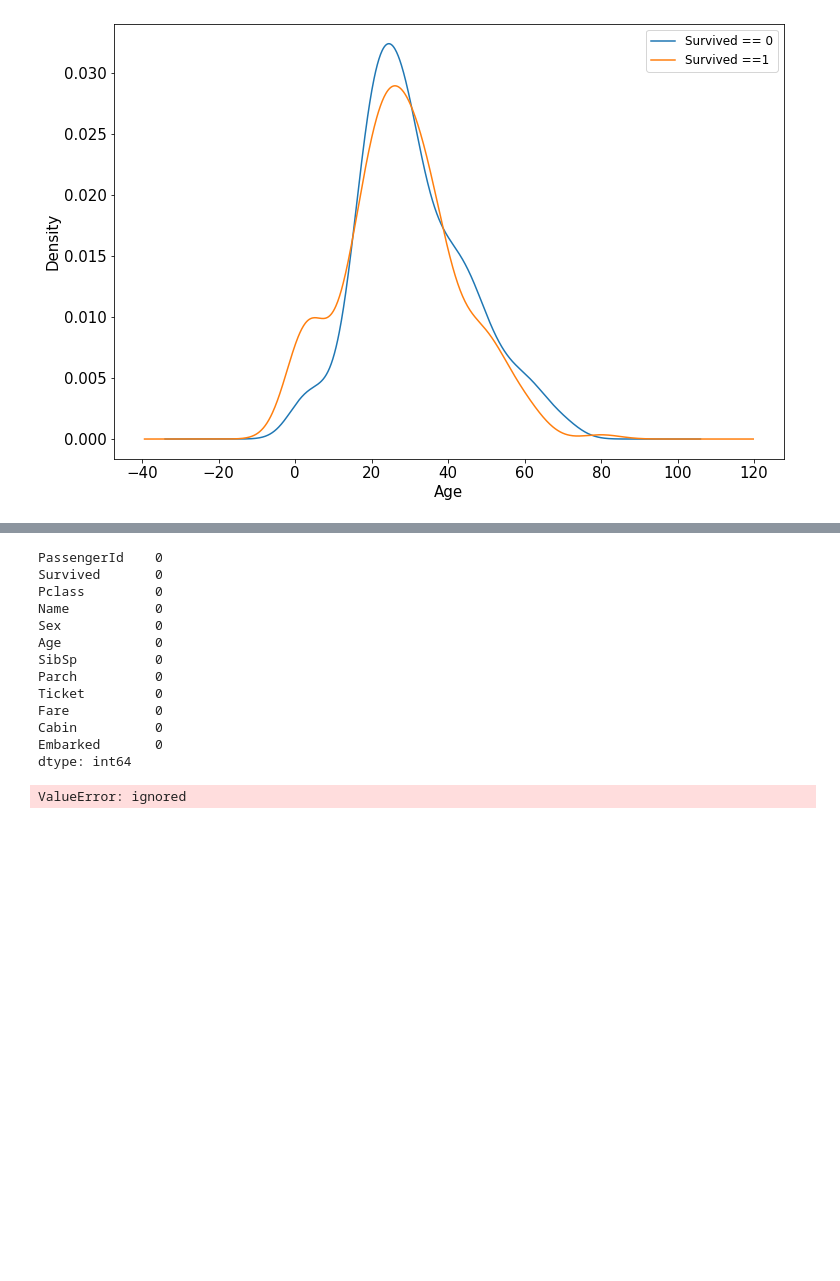
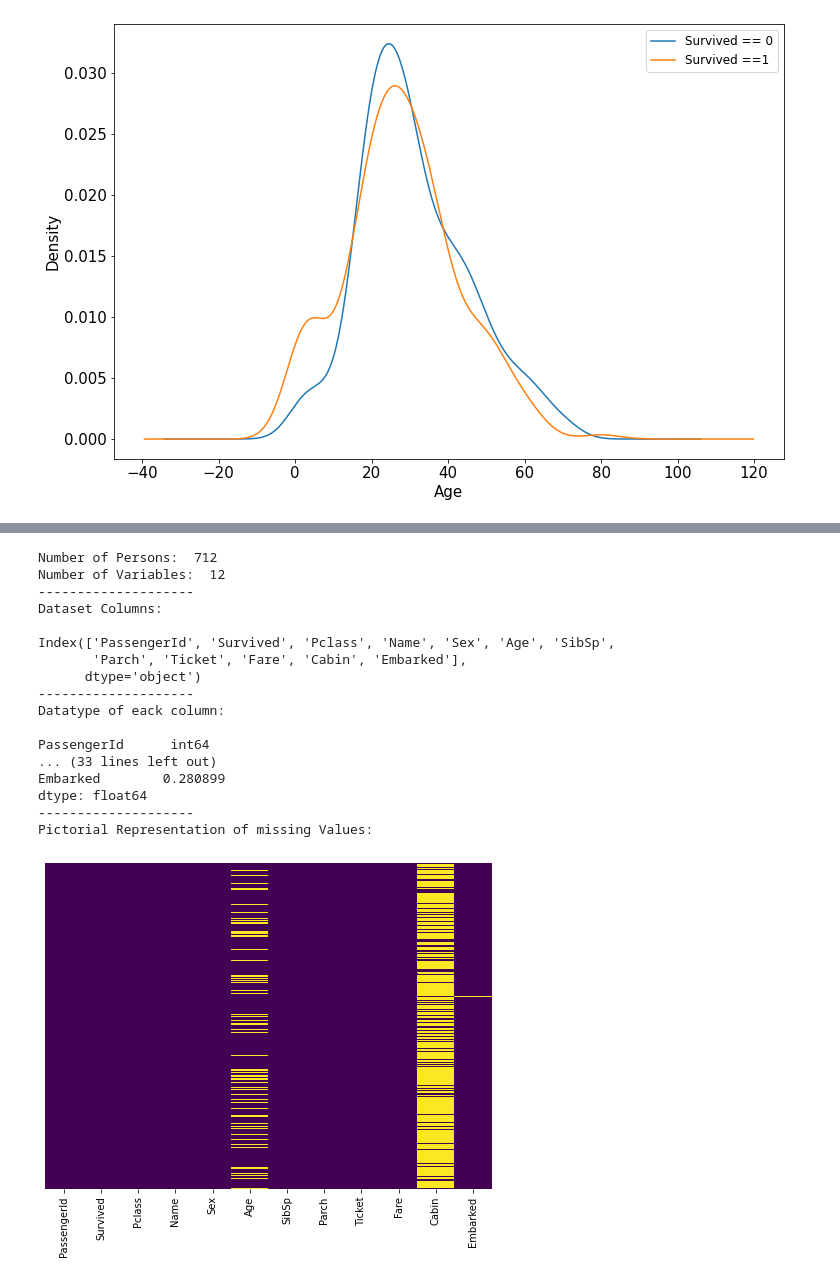
Before and after one commit to rohandawar/deeplearning_titanic, a Jupyter notebook: Learning_Tensorflow_1.ipynb, the cells around one changed output, grey strips where cells are left out. Drawn from its saved outputs; the diff is of its cells as text; code cells hidden in the pictures; blank space fills up the shorter version.

```diff
--- a/Learning_Tensorflow_1.ipynb
+++ b/Learning_Tensorflow_1.ipynb
@@ -135,21 +86,44 @@ dtype: int64
-# %%
-dftrain_raw.dropna(how = 'any', inplace = True)
-dftrain_raw.isnull().sum()
-# %% [output]
-PassengerId    0
-Survived       0
-Pclass         0
-Name           0
-Sex            0
-Age            0
-SibSp          0
-Parch          0
-Ticket         0
-Fare           0
-Cabin          0
-Embarked       0
-dtype: int64
-# %%
-x_train = preprocessing(dftrain_raw)
-# %% [output]
-ValueError: ignored
+# %%
+def data_investigation(df):
+  print('Number of Persons: ', df.shape[0])
+  print('Number of Variables: ', df.shape[1])
+  print('-'*20)
+  print('Dataset Columns: \n')
+  print(df.columns)
+  print('-'*20)
+  print('Datatype of eack column: \n')
+  print(df.dtypes)
+  print('-'*20)
+  print('Missing rows in each columns: \n')
+  c = df.isnull().sum()
+  print(c[c>0])
+  print('-'*20)
+  print('Missing Value %age vise: \n')
+  print(100*(df.isnull().sum()/len(df.index)))
+  print('-'*20)
+  print('Pictorial Representation of missing Values: ')
+  plt.figure(figsize=(8,6))
+  sns.heatmap(df.isnull(), yticklabels=False, cbar=False, cmap = 'viridis')
+  plt.show()
+# %%
+#Data investigation for Train
+data_investigation(dftrain_raw)
+# %% [output]
+Number of Persons:  712
+Number of Variables:  12
+--------------------
+Dataset Columns:
+
+Index(['PassengerId', 'Survived', 'Pclass', 'Name', 'Sex', 'Age', 'SibSp',
+       'Parch', 'Ticket', 'Fare', 'Cabin', 'Embarked'],
+      dtype='object')
+--------------------
+Datatype of eack column:
+
+PassengerId      int64
+... (33 lines left out)
+Embarked        0.280899
+dtype: float64
+--------------------
+Pictorial Representation of missing Values:
+[figure, added]
```
Also changed, not shown: parts of 20 cells of this notebook.
